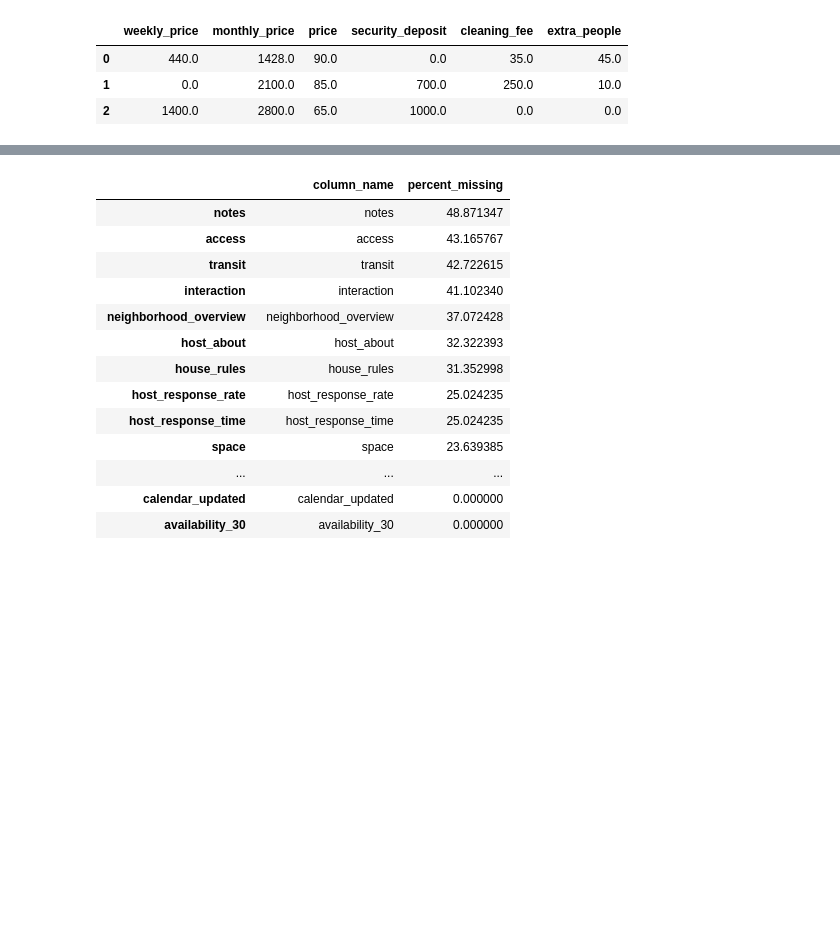
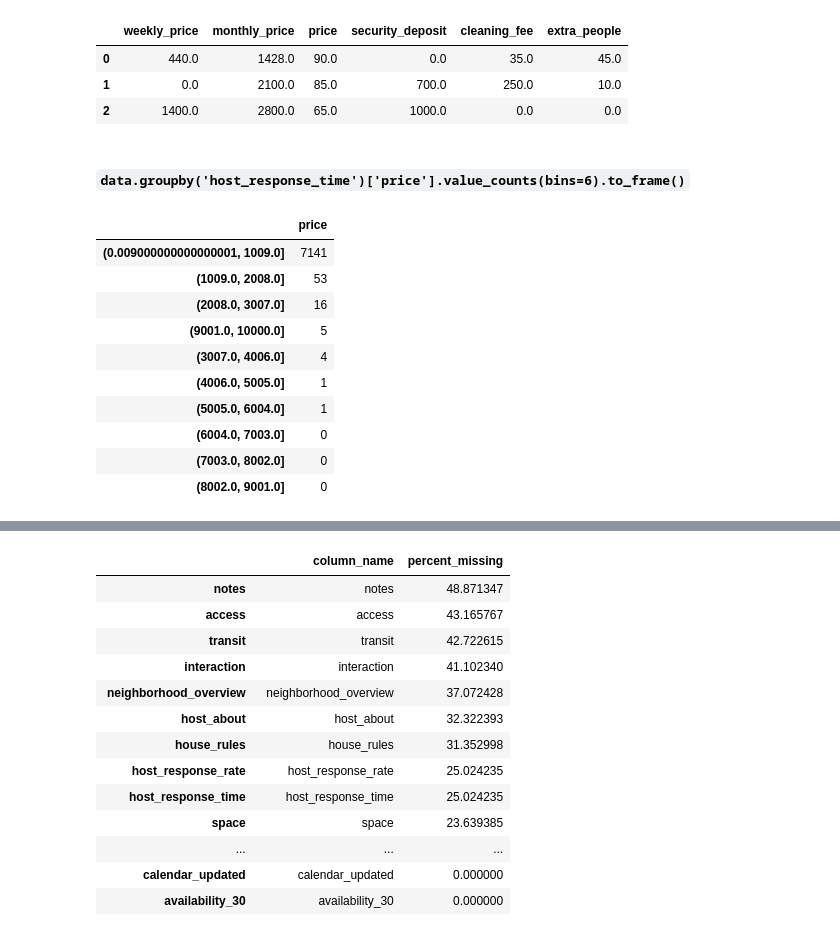
Before and after one commit to johnfcchan/crackdatescience, a Jupyter notebook: Airbnb_evan.ipynb, the cells around one changed output, grey strips where cells are left out. Drawn from its saved outputs; the diff is of its cells as text; code cells hidden in the pictures; blank space fills up the shorter version.

```diff
--- a/Airbnb_evan.ipynb
+++ b/Airbnb_evan.ipynb
@@ -582,3 +588,19 @@ data[price_list].head(3)
 | 0 | 440.0 | 1428.0 | 90.0 | 0.0 | 35.0 | 45.0 |
 | 1 | 0.0 | 2100.0 | 85.0 | 700.0 | 250.0 | 10.0 |
 | 2 | 1400.0 | 2800.0 | 65.0 | 1000.0 | 0.0 | 0.0 |
+# %% [markdown]
+#### `data.groupby('host_response_time')['price'].value_counts(bins=6).to_frame()`
+# %%
+data['price'].value_counts(bins=10).to_frame()
+# %% [output]
+|  | price |
+| (0.009000000000000001, 1009.0] | 7141 |
+| (1009.0, 2008.0] | 53 |
+| (2008.0, 3007.0] | 16 |
+| (9001.0, 10000.0] | 5 |
+| (3007.0, 4006.0] | 4 |
+| (4006.0, 5005.0] | 1 |
+| (5005.0, 6004.0] | 1 |
+| (6004.0, 7003.0] | 0 |
+| (7003.0, 8002.0] | 0 |
+| (8002.0, 9001.0] | 0 |
```
Also changed, not shown: parts of 9 cells of this notebook.
